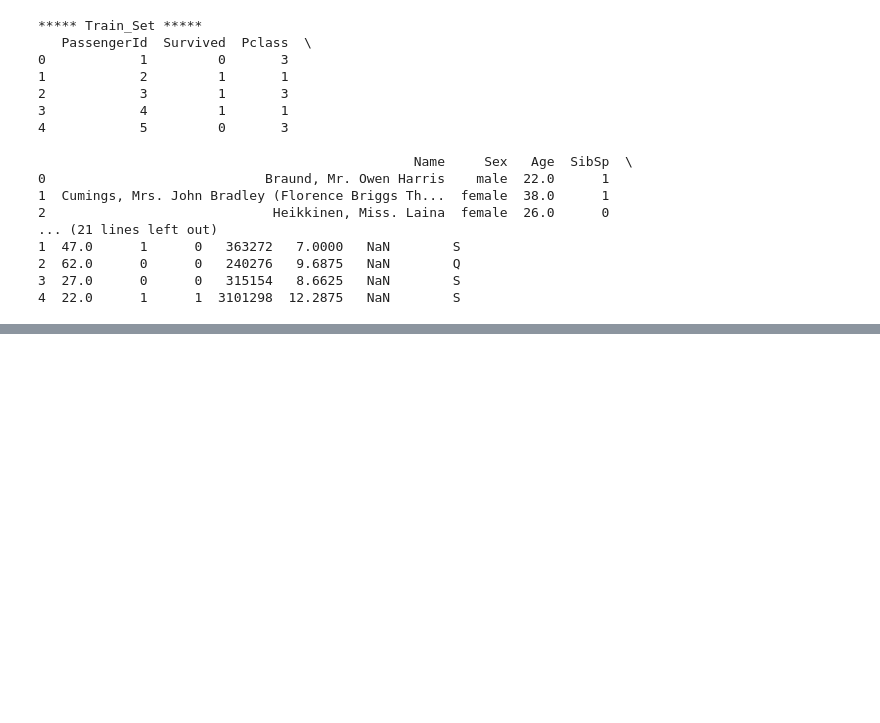
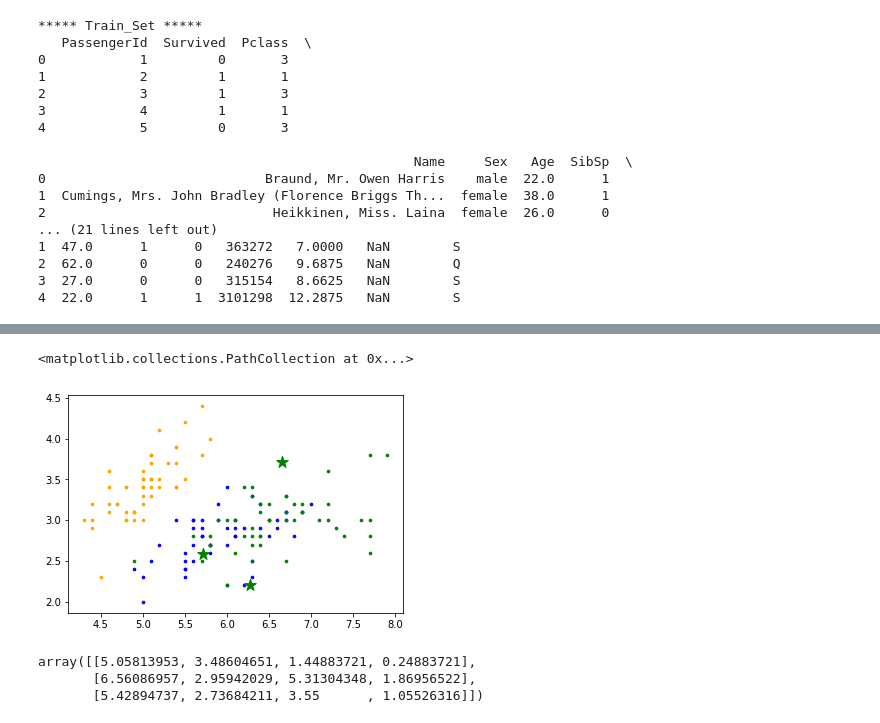
Before and after one commit to akjadon/HH, a Jupyter notebook: Python/Clustering/clustering_aj1.ipynb, the cells around one changed output, grey strips where cells are left out. Saved outputs shown, nothing was run; the diff lists cells and outputs as text; code cells hidden in the pictures; blank space fills up the shorter version.

```diff
--- a/Python/Clustering/clustering_aj.ipynb
+++ b/Python/Clustering/clustering_aj1.ipynb
@@ -237,0 +246,3 @@ print(correct/len(X))
+# %%
+df = pd.read_csv("C:\\Users\\Admin\\Documents\\HH\\Python\\Clustering\\Iris.csv") #load the dataset
+df.drop('Id',axis=1,inplace=True) # Se elimina la columna no requerida
@@ -237,0 +258,56 @@ print(correct/len(X))
+# %%
+# Change categorical data to number 0-2
+df["Species"] = pd.Categorical(df["Species"])
+df["Species"] = df["Species"].cat.codes
+# Change dataframe to numpy matrix
+data = df.values[:, 0:4]
+category = df.values[:, 4]
+# %%
+# Number of clusters
+k = 3
+# Number of training data
+n = data.shape[0]
+# Number of features in the data
+c = data.shape[1]
+
+# Generate random centers, here we use sigma and mean to ensure it represent the whole data
+mean = np.mean(data, axis = 0)
+std = np.std(data, axis = 0)
+centers = np.random.randn(k,c)*std + mean
+
+# Plot the data and the centers generated as random
+colors=['orange', 'blue', 'green']
+for i in range(n):
+    plt.scatter(data[i, 0], data[i,1], s=7, color = colors[int(category[i])])
+plt.scatter(centers[:,0], centers[:,1], marker='*', c='g', s=150)
+# %% [output]
+<matplotlib.collections.PathCollection at 0x...>
+[figure, added]
+# %%
+centers_old = np.zeros(centers.shape) # to store old centers
+centers_new = deepcopy(centers) # Store new centers
+
+data.shape
+clusters = np.zeros(n)
+distances = np.zeros((n,k))
+
+error = np.linalg.norm(centers_new - centers_old)
+
+# When, after an update, the estimate of that center stays the same, exit loop
+while error != 0:
+    # Measure the distance to every center
+    for i in range(k):
+        distances[:,i] = np.linalg.norm(data - centers[i], axis=1)
+    # Assign all training data to closest center
+    clusters = np.argmin(distances, axis = 1)
+
+    centers_old = deepcopy(centers_new)
+    # Calculate mean for every cluster and update the center
+    for i in range(k):
+        centers_new[i] = np.mean(data[clusters == i], axis=0)
+    error = np.linalg.norm(centers_new - centers_old)
+centers_new
+# %% [output]
+array([[5.05813953, 3.48604651, 1.44883721, 0.24883721],
+       [6.56086957, 2.95942029, 5.31304348, 1.86956522],
+       [5.42894737, 2.73684211, 3.55      , 1.05526316]])
```
Also changed, not shown: parts of 9 cells of this notebook, 1 other file.
